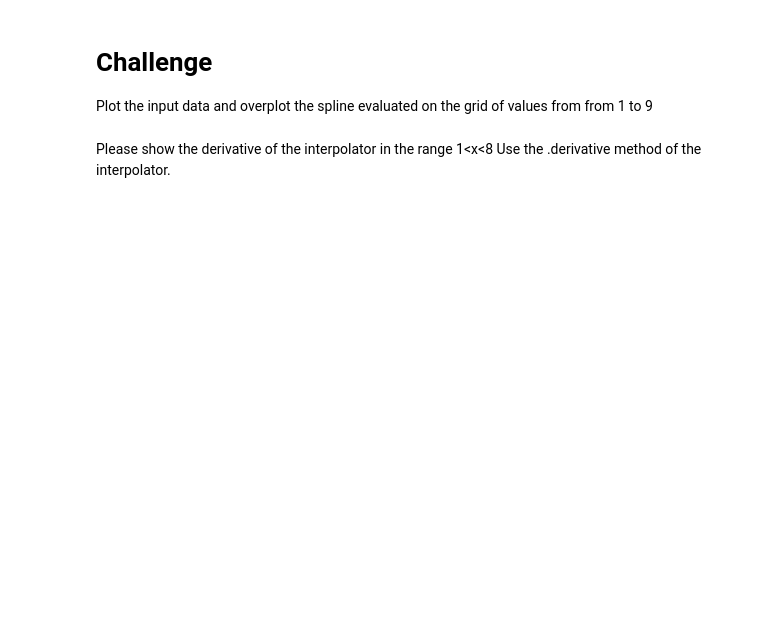
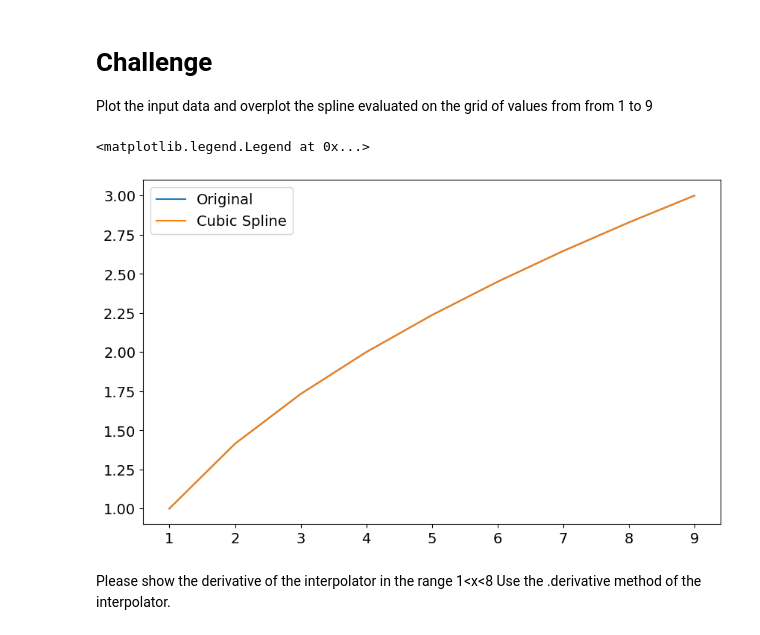
Before and after one commit to TWilson05/Homework, a Jupyter notebook: Year4/PHYS10090/Workshop 1.ipynb, the cells around one changed output. Drawn from its saved outputs; the diff is of its cells as text; code cells hidden in the pictures; blank space fills up the shorter version.

```diff
--- a/Year4/PHYS10090/Workshop 1.ipynb
+++ b/Year4/PHYS10090/Workshop 1.ipynb
@@ -676,3 +917,11 @@ raise NotImplementedError()
+# %%
+# YOUR CODE HERE
+plt.plot(x, y, label='Original')
+plt.plot(x, SplineInt(x), label='Cubic Spline')
+plt.legend()
+# %% [output]
+<matplotlib.legend.Legend at 0x...>
+[figure, added]
 # %% [markdown]
 Please show the derivative of the interpolator in the range 1<x<8
 Use the .derivative method of the interpolator.
```
Also changed, not shown: parts of 54 cells of this notebook.
